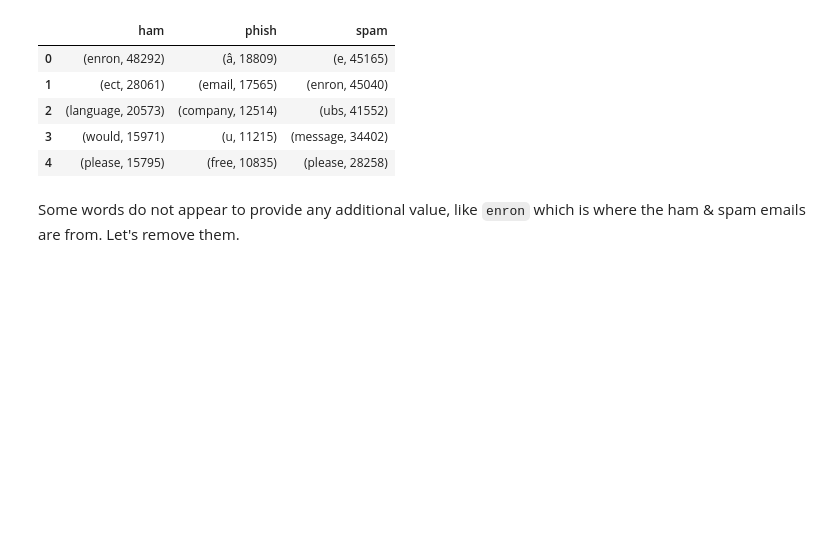
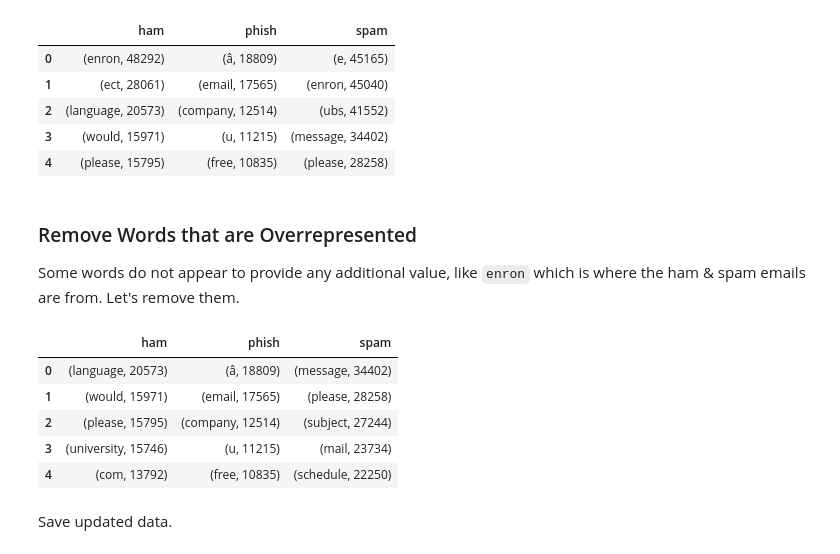
Before and after one commit to Prokope45/PsyberWatch, a Jupyter notebook: 3. Exploratory Analysis.ipynb, the cells around one changed output. Drawn from its saved outputs; the diff is of its cells as text; code cells hidden in the pictures; blank space fills up the shorter version.

```diff
--- a/3. Exploratory Analysis.ipynb
+++ b/3. Exploratory Analysis.ipynb
@@ -257,22 +258,29 @@ pd.DataFrame(top_words_clean).head()
 | 3 | (would, 15971) | (u, 11215) | (message, 34402) |
 | 4 | (please, 15795) | (free, 10835) | (please, 28258) |
 # %% [markdown]
+### Remove Words that are Overrepresented
 Some words do not appear to provide any additional value, like `enron` which is where the ham & spam emails are from. Let's remove them.
 # %%
-# def remove_words(text, words_to_remove: list[str]):
-#     """Uses re.sub() to replace all occurrences of words to remove."""
-#     regex_pattern = r'\b(?:' + '|'.join(words_to_remove) + r')\b'
-#     return re.sub(regex_pattern, '', str(text), flags=re.IGNORECASE)
+def remove_words(text, words_to_remove: list[str]):
+    """Uses re.sub() to replace all occurrences of words to remove."""
+    regex_pattern = r'\b(?:' + '|'.join(words_to_remove) + r')\b'
+    return re.sub(regex_pattern, '', str(text), flags=re.IGNORECASE)
 
-# balanced_df["Email Text"] = balanced_df["Email Text"].apply(
-#     lambda x: remove_words(x, ["enron", "ubs", "etc", "ect", "e"])
-# )
+balanced_df["Email Text"] = balanced_df["Email Text"].apply(
+    lambda x: remove_words(x, ["enron", "ubs", "etc", "ect", "e", "hou", "ivanhoe"])
+)
 
-# for category in categories:
-#         words = get_top_words_clean(balanced_df[balanced_df["Email Type"] == category]["Email Text"])
-#         top_words_clean[category] = words
+for category in categories:
+        words = get_top_words_clean(balanced_df[balanced_df["Email Type"] == category]["Email Text"])
+        top_words_clean[category] = words
 
-# with open("./data/3_top_words.json", 'w') as file:
-#     json.dump(top_words_clean, file, indent=4)
-
-# pd.DataFrame(top_words_clean).head()
+pd.DataFrame(top_words_clean).head()
+# %% [output]
+|  | ham | phish | spam |
+| 0 | (language, 20573) | (â, 18809) | (message, 34402) |
+| 1 | (would, 15971) | (email, 17565) | (please, 28258) |
+| 2 | (please, 15795) | (company, 12514) | (subject, 27244) |
+| 3 | (university, 15746) | (u, 11215) | (mail, 23734) |
+| 4 | (com, 13792) | (free, 10835) | (schedule, 22250) |
+# %% [markdown]
+Save updated data.
```
Also changed, not shown: parts of 4 cells of this notebook.
